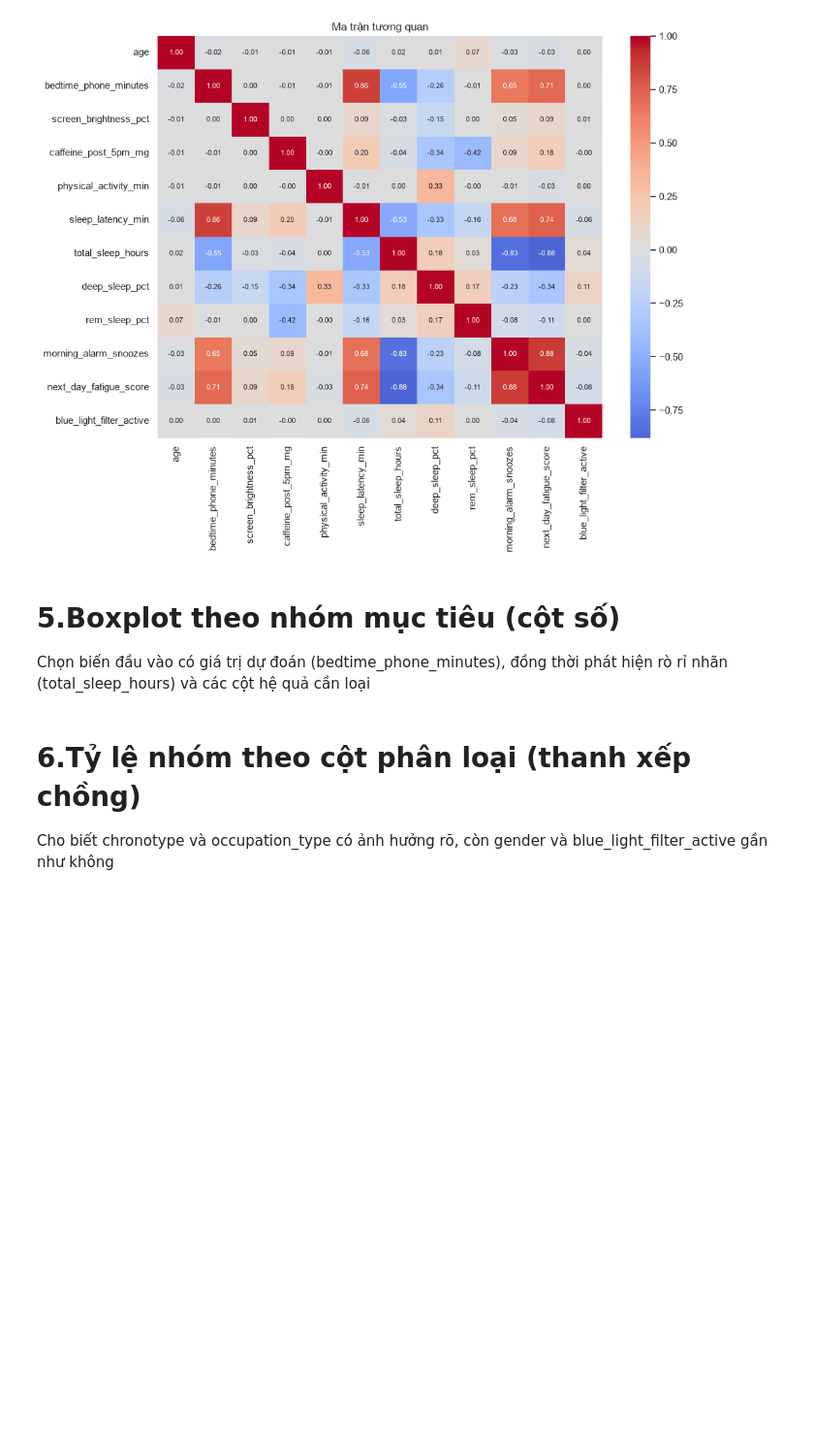
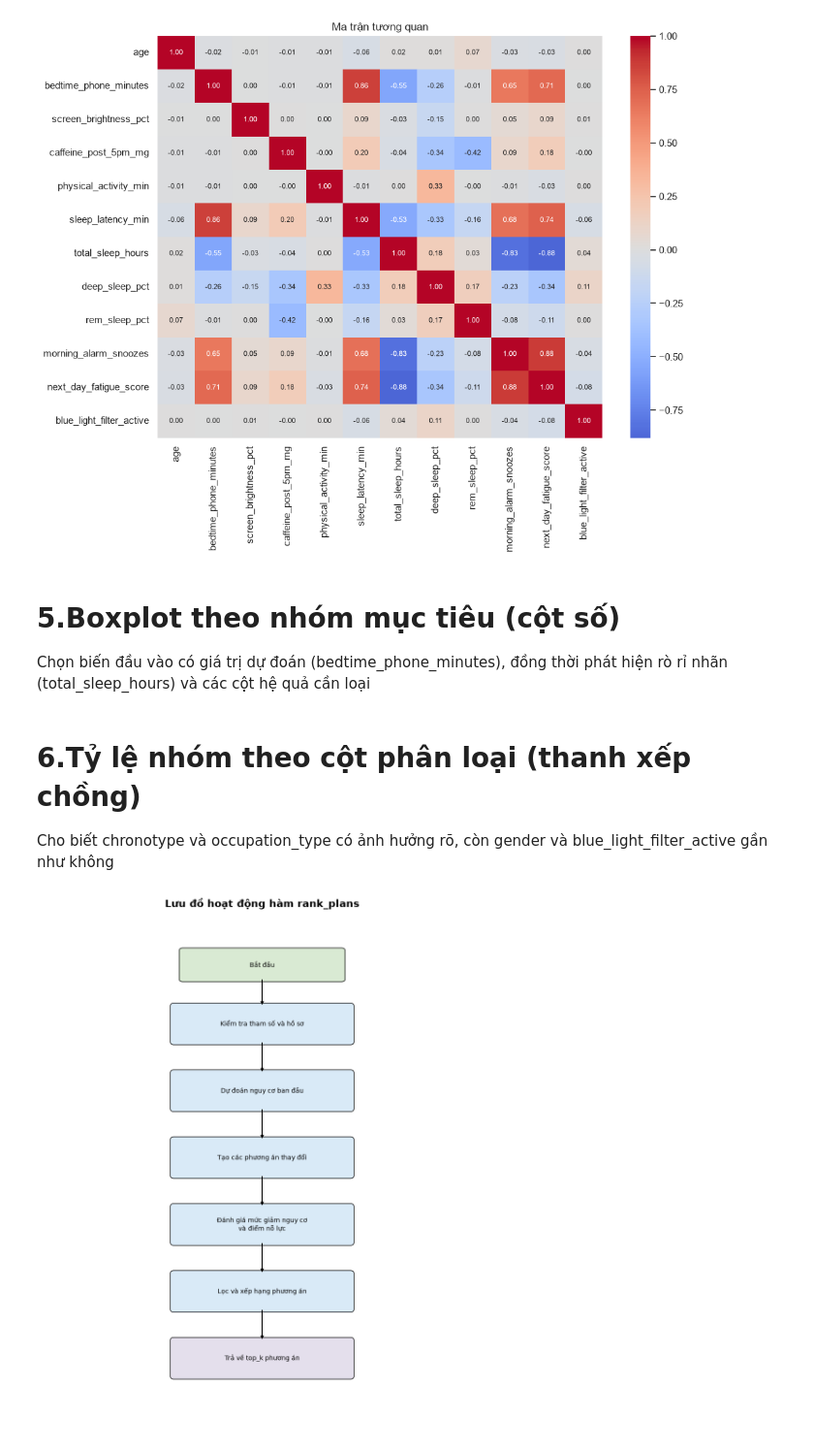
Before and after one commit to daiduongtatran/dss, a Jupyter notebook: reports/01b_eda_charts.ipynb, the cells around one changed output. Shown at 97% size. Saved outputs shown, nothing was run; the diff lists cells and outputs as text; code cells hidden in the pictures; blank space fills up the shorter version.

```diff
--- a/reports/01b_eda_charts.ipynb
+++ b/reports/01b_eda_charts.ipynb
@@ -101,3 +101,93 @@ handles, labels = axes.flat[0].get_legend_handles_labels()
 fig.legend(handles, labels, loc="lower center", ncol=4)
 plt.tight_layout(rect=(0, 0.04, 1, 1))
 plt.show()
+# %%
+
+import matplotlib.pyplot as plt
+from matplotlib.patches import FancyBboxPatch, Polygon
+
+fig, ax = plt.subplots(figsize=(10, 12))
+ax.set_xlim(0, 10)
+ax.set_ylim(0, 13)
+ax.axis("off")
+
+ax.set_title(
+    "Lưu đồ hoạt động hàm rank_plans",
+    fontsize=16,
+    fontweight="bold",
+    pad=20
+)
+
+def box(x, y, w, h, text, kind="process"):
+    colors = {
+        "start": "#D9EAD3",
+        "process": "#D9EAF7",
+        "decision": "#FFF2CC",
+        "end": "#E4DFEC"
+    }
+
+    if kind == "decision":
+        shape = Polygon(
+            [(x+w/2, y+h), (x+w, y+h/2),
+             (x+w/2, y), (x, y+h/2)],
+            closed=True,
+            facecolor=colors[kind],
+            edgecolor="black"
+        )
+    else:
+        shape = FancyBboxPatch(
+            (x, y), w, h,
+            boxstyle="round,pad=0.08",
+            facecolor=colors[kind],
+            edgecolor="black"
+        )
+
+    ax.add_patch(shape)
+    ax.text(x+w/2, y+h/2, text,
+            ha="center", va="center",
+            fontsize=10, wrap=True)
+
+def arrow(x1, y1, x2, y2):
+    ax.annotate(
+        "",
+        xy=(x2, y2),
+        xytext=(x1, y1),
+        arrowprops=dict(arrowstyle="->", lw=1.5)
+    )
+
+# Các bước chính
+box(3.2, 11.5, 3.6, 0.7,
+    "Bắt đầu", "start")
+
+box(3.0, 9.9, 4.0, 0.9,
+    "Kiểm tra tham số và hồ sơ")
+
+box(3.0, 8.2, 4.0, 0.9,
+    "Dự đoán nguy cơ ban đầu")
+
+box(3.0, 6.5, 4.0, 0.9,
+    "Tạo các phương án thay đổi")
+
+box(3.0, 4.8, 4.0, 0.9,
+    "Đánh giá mức giảm nguy cơ\nvà điểm nỗ lực")
+
+box(3.0, 3.1, 4.0, 0.9,
+    "Lọc và xếp hạng phương án")
+
+box(3.0, 1.4, 4.0, 0.9,
+    "Trả về top_k phương án", "end")
+
+# Các mũi tên
+arrow(5, 11.5, 5, 10.8)
+arrow(5, 9.9, 5, 9.1)
+arrow(5, 8.2, 5, 7.4)
+arrow(5, 6.5, 5, 5.7)
+arrow(5, 4.8, 5, 4.0)
+arrow(5, 3.1, 5, 2.3)
+
+plt.tight_layout()
+plt.savefig("luu_do_rank_plans_don_gian.png",
+            dpi=300, bbox_inches="tight")
+plt.show()
+# %% [output]
+[figure, added]
```
Also changed, not shown: 4 other files.
